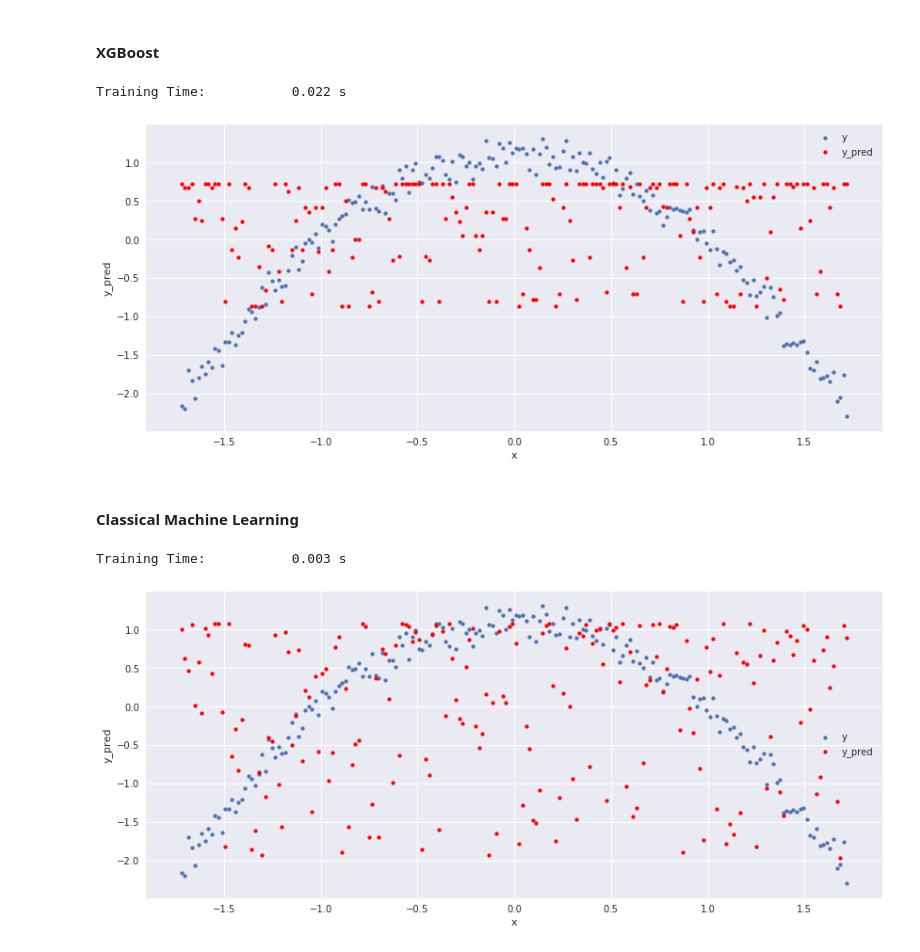
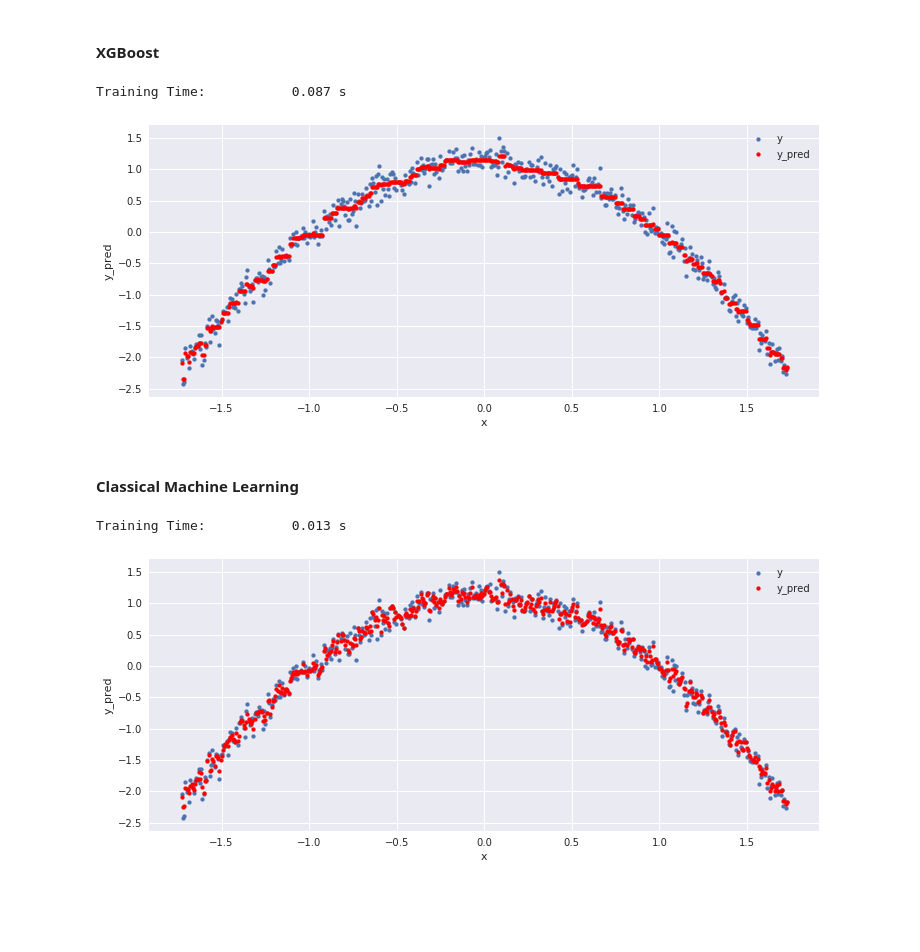
Before and after one commit to angelmtenor/data-science-keras, a Jupyter notebook: ztest.ipynb, the cells around one changed output. Saved outputs shown, nothing was run; the diff lists cells and outputs as text; code cells hidden in the pictures; blank space fills up the shorter version.

```diff
--- a/ztest.ipynb
+++ b/ztest.ipynb
@@ -137,9 +48,0 @@ copy_df = df.copy()  # checkpoint
-# %%
-drop_features = [] # features to drop
-
-df = copy_df.copy() # Restore checkpoint
-
-df.drop(drop_features, axis='columns', inplace=True)
-# From now use data instead of df
-data = df.copy()
-data.head(3)
@@ -199 +49,18 @@ test data:  (0, 1) (0, 1)
+# %%
+from sklearn.model_selection import train_test_split
+
+data = df.copy()
+
+# Standarize x & y
+scale = {}
+
+for col in data:
+    mean, std = data[col].mean(), data[col].std()
+    data[col] = (data[col] - mean) / std
+    scale[col] = [mean, std]
+
+test_size = 0
+
+train, test = train_test_split(data, test_size=test_size, random_state=9, shuffle=True)
+x_train, y_train = train.drop(target, axis=1).values, train[target].values
 # %% [markdown]
@@ -306,7 +126,7 @@ from time import time
 import xgboost as xgb
 
 reg=None
-reg = xgb.XGBRegressor(max_depth=3,n_estimators=100, learning_rate=0.01)
+reg = xgb.XGBRegressor()
 
 t0 = time()
 
@@ -315,41 +135,39 @@ train_time = time() - t0
 
 print("Training Time:  \t {:.3f} s".format(train_time))
 
-y_pred = reg.predict(x_train)
+y_pred = reg.predict(x_test)
 
 df_pred2 = data.copy()
 df_pred2['y_pred'] = y_pred
 
-ax = df_pred2.plot.scatter('x', 'y', figsize=(14, 6), s=15, label='y')
+ax = df_pred2.plot.scatter('x', 'y', figsize=(12, 5), s=15, label='y')
 df_pred2.plot.scatter('x', 'y_pred', ax=ax, c='r', s=15, label='y_pred');
 # %% [output]
-Training Time:           0.022 s
+Training Time:           0.087 s
-[figure, old version]
+[figure, new version]
 # %% [markdown]
 #### Classical Machine Learning
-# %%
-x_test, y_test = x_train, y_train
 # %%
-from sklearn.svm import SVR
+from sklearn.ensemble import RandomForestRegressor
 
 reg=None
-reg = SVR(C=1)
+reg = RandomForestRegressor()
 
 t0 = time()
 
 reg.fit(x_train, y_train[:, 0])
 
 print("Training Time:  \t {:.3f} s".format(time() - t0 ))
 
 
 train_time = time() - t0
 y_pred = reg.predict(x_test)
 
 df_pred3 = data.copy()
 df_pred3['y_pred'] = y_pred
 
-ax = df_pred3.plot.scatter('x', 'y', figsize=(14, 6), s=15, label='y')
+ax = df_pred3.plot.scatter('x', 'y', figsize=(12, 5), s=15, label='y')
 df_pred3.plot.scatter('x', 'y_pred', ax=ax, c='r', s=15, label='y_pred');
 # %% [output]
-Training Time:           0.003 s
+Training Time:           0.013 s
-[figure, old version]
+[figure, new version]
```
Also changed, not shown: parts of 52 cells of this notebook.
